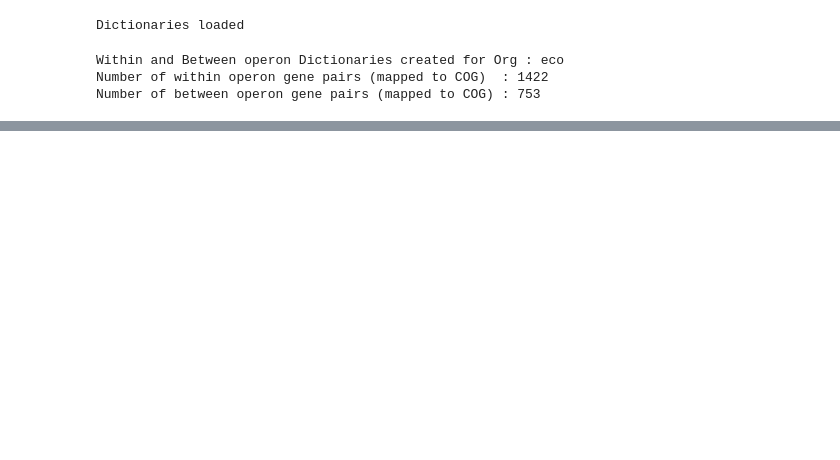
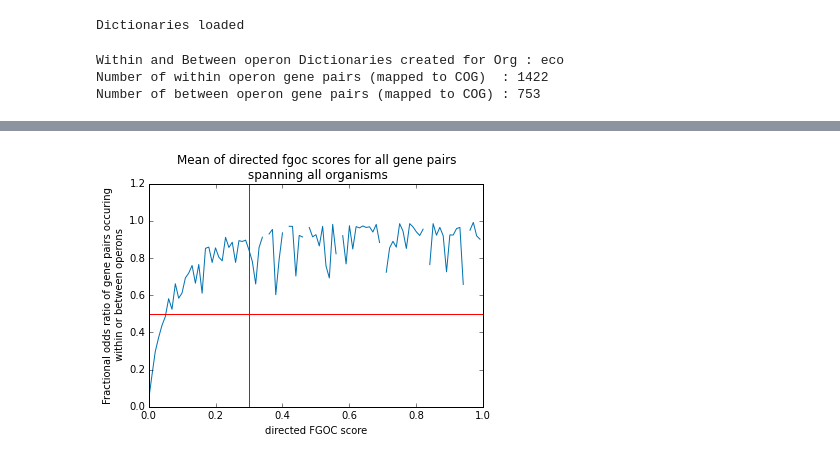
Before and after one commit to jagannath/operons, a Jupyter notebook: operonStats.ipynb, the cells around one changed output, grey strips where cells are left out. Cells and saved outputs as stored; diff of their text form; code cells hidden in the pictures; blank space fills up the shorter version.

```diff
--- a/operonStats.ipynb
+++ b/operonStats.ipynb
@@ -114,0 +219,13 @@ plt.show()
+# %%
+# Loading relevant dictionaries
+import cPickle as pickle
+import os
+
+def loadPkl(fname):
+    pklDir = '/home/jaggu/research/projectFiles/operons/pklFiles'
+    f = os.path.join(pklDir,fname)
+    db = pickle.load(open(f))
+    return db
+
+org_cogPair_dict = loadPkl('org_cogPair.dict.pkl')
+allOp_COGpairs_list = loadPkl('allOperon_COGpairs.list.pkl')
@@ -114,0 +280,27 @@ plt.show()
+# %%
+# Plotting the fractional odds ratio of gene pairs within and between operons
+
+% matplotlib inline
+import numpy as np
+import matplotlib.pyplot as plt
+
+
+yVal = norm_op/(norm_op + norm_notOp) #Fraction Odds ratio -> prob(within operon)/(prob(within)+prob(between))
+xVal = np.arange(0,1.,0.01)
+
+plt.plot(xVal,yVal,color='#0072b2')
+plt.axhline(y=0.5,color='r')
+plt.axvline(x=0.3,color='g')
+plt.ylim([0,1.2])
+plt.title('Mean of directed fgoc scores for all gene pairs \n spanning all organisms')
+plt.xlabel('directed FGOC score')
+plt.ylabel('Fractional odds ratio of gene pairs occuring \n within or between operons')
+
+#plt.show()
+
+# Saving figure
+fname = 'allOrgs_oddsRatio_opAndbwOp.linePlot.svg'
+f = os.path.join(imgDir,fname)
+plt.savefig(f,dpi=300)
+# %% [output]
+[figure, added]
```
Also changed, not shown: parts of 7 cells of this notebook, 1 other file.
